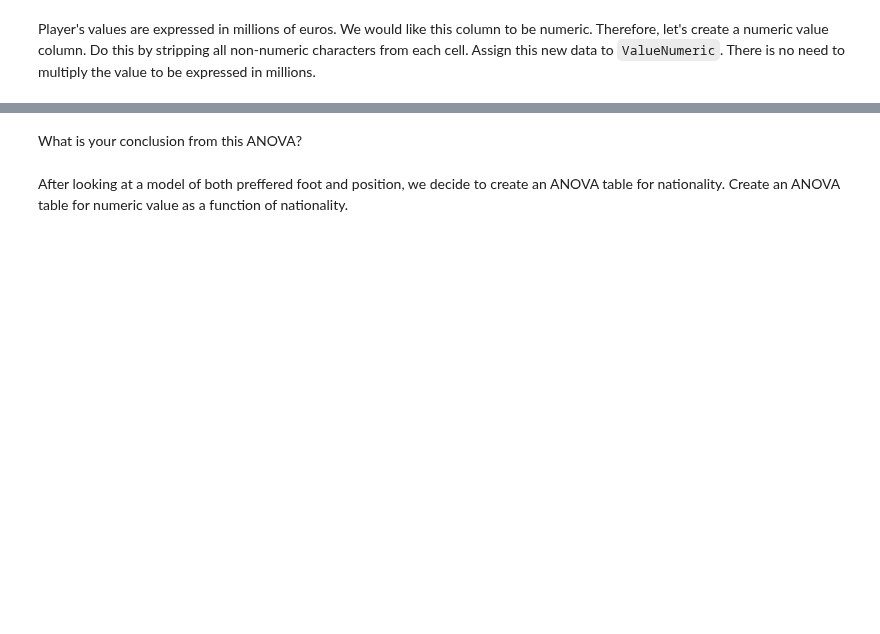
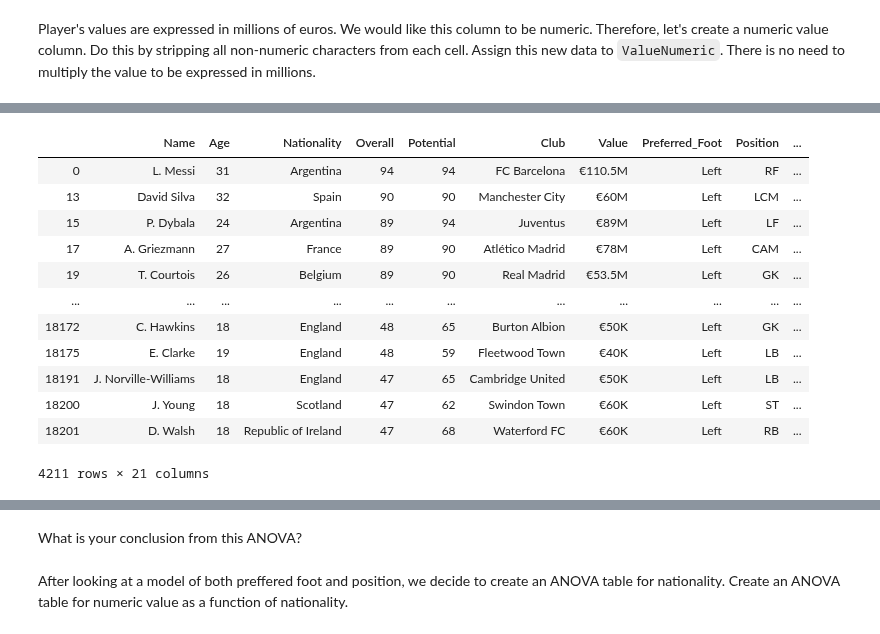
Before and after one commit to ironhack-labs/data-labs, a Jupyter notebook: module-2/lab-correlation-tests-with-scipy/your-code/main.ipynb, the cells around one changed output, grey strips where cells are left out. Saved outputs shown, nothing was run; the diff lists cells and outputs as text; code cells hidden in the pictures; blank space fills up the shorter version.

```diff
--- a/module-2/lab-correlation-tests-with-scipy/your-code/main.ipynb
+++ b/module-2/lab-correlation-tests-with-scipy/your-code/main.ipynb
@@ -32,0 +98,16 @@ Hint: For columns that have a space in their name, it is best to refer to the co
+# %%
+fifa_l
+# %% [output]
+|  | Name | Age | Nationality | Overall | Potential | Club | Value | Preferred_Foot | Position | ... |
+| 0 | L. Messi | 31 | Argentina | 94 | 94 | FC Barcelona | €110.5M | Left | RF | ... |
+| 13 | David Silva | 32 | Spain | 90 | 90 | Manchester City | €60M | Left | LCM | ... |
+| 15 | P. Dybala | 24 | Argentina | 89 | 94 | Juventus | €89M | Left | LF | ... |
+| 17 | A. Griezmann | 27 | France | 89 | 90 | Atlético Madrid | €78M | Left | CAM | ... |
+| 19 | T. Courtois | 26 | Belgium | 89 | 90 | Real Madrid | €53.5M | Left | GK | ... |
+| ... | ... | ... | ... | ... | ... | ... | ... | ... | ... | ... |
+| 18172 | C. Hawkins | 18 | England | 48 | 65 | Burton Albion | €50K | Left | GK | ... |
+| 18175 | E. Clarke | 19 | England | 48 | 59 | Fleetwood Town | €40K | Left | LB | ... |
+| 18191 | J. Norville-Williams | 18 | England | 47 | 65 | Cambridge United | €50K | Left | LB | ... |
+| 18200 | J. Young | 18 | Scotland | 47 | 62 | Swindon Town | €60K | Left | ST | ... |
+| 18201 | D. Walsh | 18 | Republic of Ireland | 47 | 68 | Waterford FC | €60K | Left | RB | ... |
+4211 rows × 21 columns
```
Also changed, not shown: parts of 29 cells of this notebook, 3 other files.
